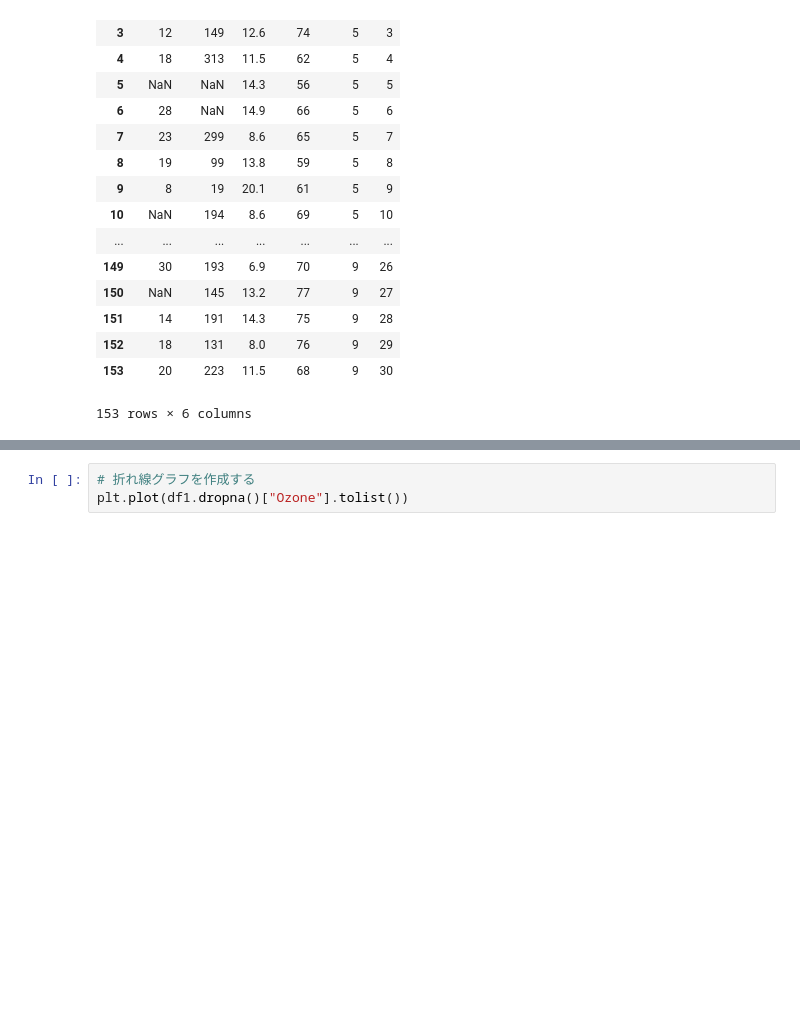
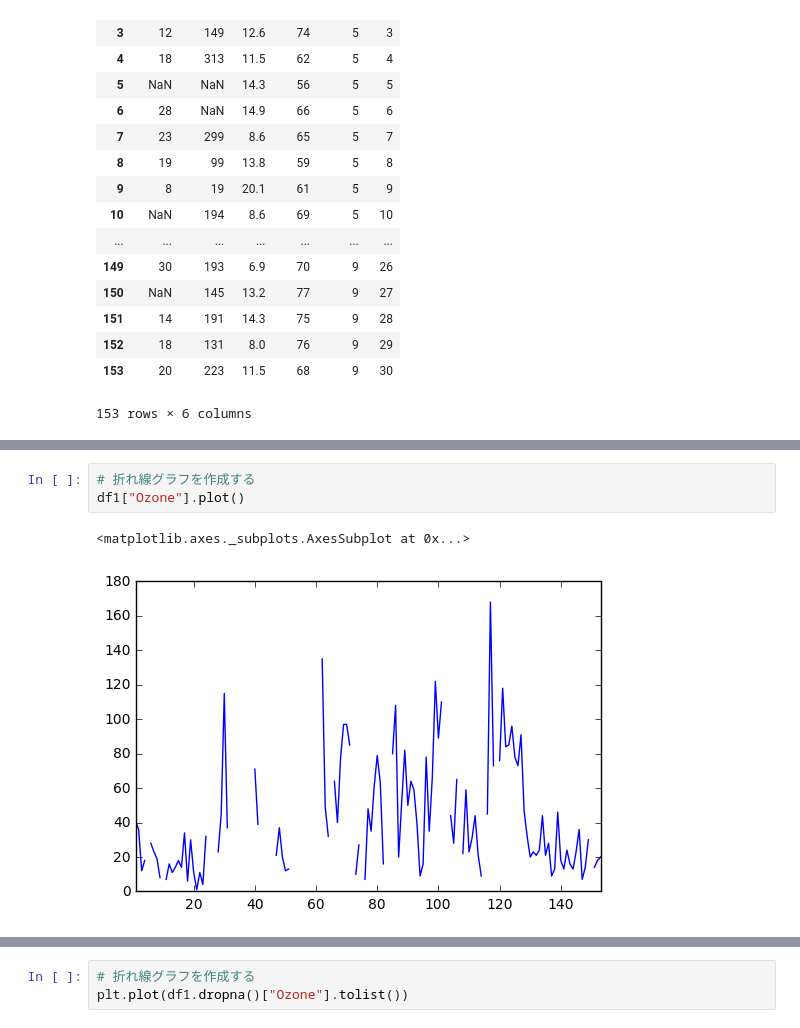
Before and after one commit to maskot1977/ipython_notebook, a Jupyter notebook: 折れ線グラフ.ipynb, the cells around one changed output, grey strips where cells are left out. Cells and saved outputs as stored; diff of their text form; blank space fills up the shorter version.

```diff
--- a/折れ線グラフ.ipynb
+++ b/折れ線グラフ.ipynb
@@ -45,0 +58,6 @@ df1
+# %%
+# 折れ線グラフを作成する
+df1["Ozone"].plot()
+# %% [output]
+<matplotlib.axes._subplots.AxesSubplot at 0x...>
+[figure, added]
```
Also changed, not shown: parts of 3 cells of this notebook.
